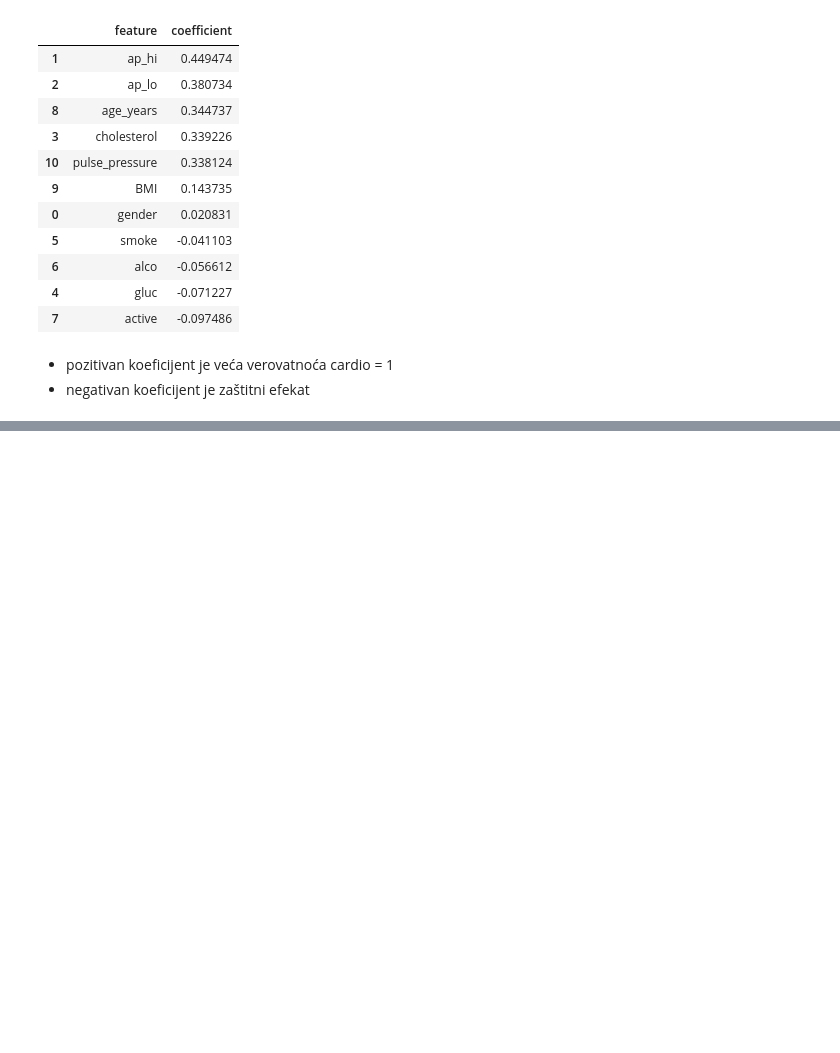
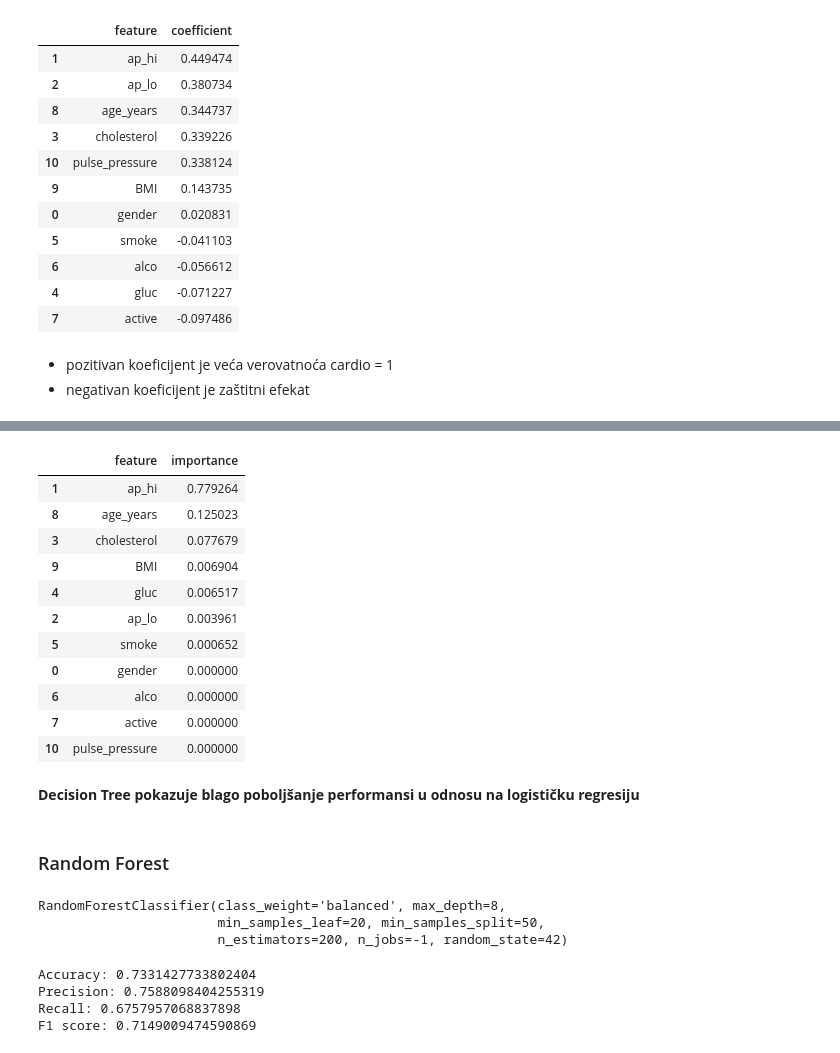
Before and after one commit to natalija529/cardiovascular, a Jupyter notebook: cardiovascular-disease.ipynb, the cells around one changed output, grey strips where cells are left out. Saved outputs shown, nothing was run; the diff lists cells and outputs as text; code cells hidden in the pictures; blank space fills up the shorter version.

```diff
--- a/cardiovascular-disease.ipynb
+++ b/cardiovascular-disease.ipynb
@@ -519,0 +570,52 @@ coef_df
+# %%
+feature_importance = pd.DataFrame({
+    "feature": X_train.columns,
+    "importance": dt.feature_importances_
+}).sort_values(by="importance", ascending=False)
+
+feature_importance
+# %% [output]
+|  | feature | importance |
+| 1 | ap_hi | 0.779264 |
+| 8 | age_years | 0.125023 |
+| 3 | cholesterol | 0.077679 |
+| 9 | BMI | 0.006904 |
+| 4 | gluc | 0.006517 |
+| 2 | ap_lo | 0.003961 |
+| 5 | smoke | 0.000652 |
+| 0 | gender | 0.000000 |
+| 6 | alco | 0.000000 |
+| 7 | active | 0.000000 |
+| 10 | pulse_pressure | 0.000000 |
+# %% [markdown]
+**Decision Tree pokazuje blago poboljšanje performansi u odnosu na logističku regresiju**
+# %% [markdown]
+### Random Forest
+# %%
+rf = RandomForestClassifier(
+    n_estimators=200,
+    max_depth=8,
+    min_samples_split=50,
+    min_samples_leaf=20,
+    class_weight="balanced",
+    random_state=42,
+    n_jobs=-1
+)
+
+rf.fit(X_train, y_train)
+# %% [output]
+RandomForestClassifier(class_weight='balanced', max_depth=8,
+                       min_samples_leaf=20, min_samples_split=50,
+                       n_estimators=200, n_jobs=-1, random_state=42)
+# %%
+y_pred_rf = rf.predict(X_test)
+
+print("Accuracy:", accuracy_score(y_test, y_pred_rf))
+print("Precision:", precision_score(y_test, y_pred_rf))
+print("Recall:", recall_score(y_test, y_pred_rf))
+print("F1 score:", f1_score(y_test, y_pred_rf))
+# %% [output]
+Accuracy: 0.7331427733802404
+Precision: 0.7588098404255319
+Recall: 0.6757957068837898
+F1 score: 0.7149009474590869
```
Also changed, not shown: parts of 11 cells of this notebook, 1 other file.
